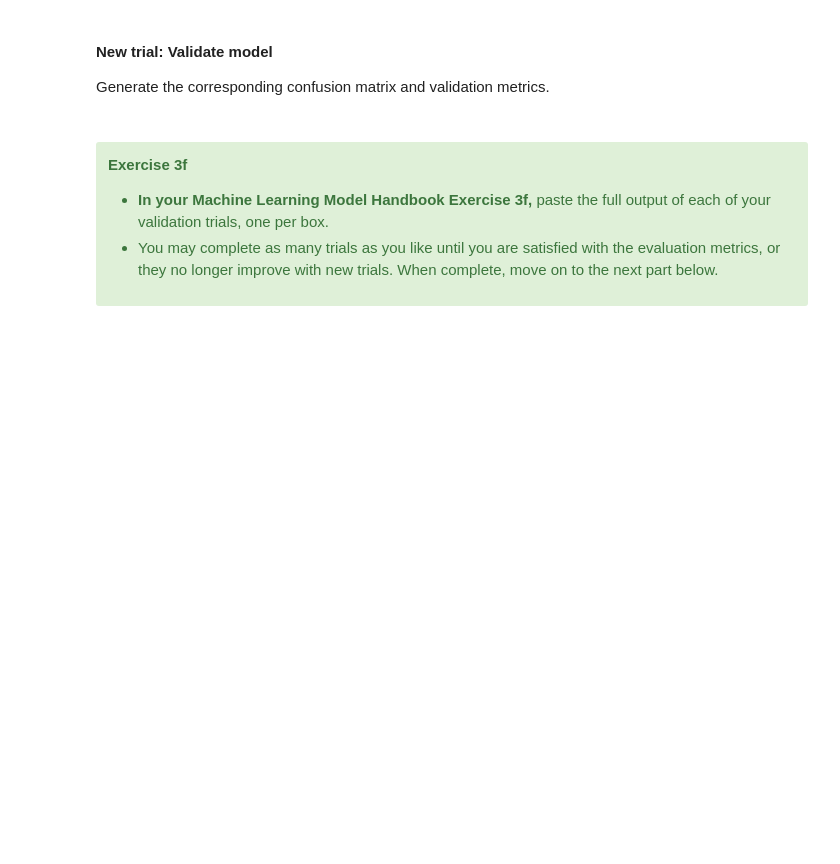
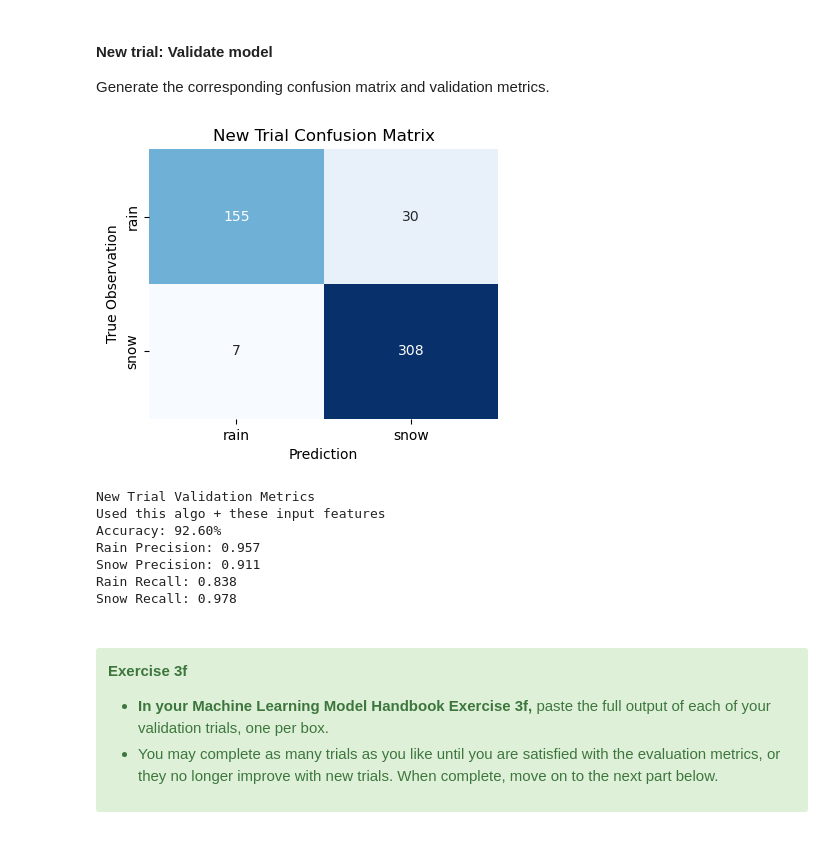
Before and after one commit to Unidata/supervised-ml-readiness, a Jupyter notebook: Module2/ptype_ml.ipynb, the cells around one changed output. Cells and saved outputs as stored; diff of their text form; code cells hidden in the pictures; blank space fills up the shorter version.

```diff
--- a/Module2/ptype_ml.ipynb
+++ b/Module2/ptype_ml.ipynb
@@ -561,4 +567,4 @@ Now that you have recreated Sam's original model, it's now your turn to apply th
 
 In the new trials, you have the option of choosing a new algorithm to train. Review the information about each of the algorithms in section 3a, then make your selection. Remember, you can run as many trials as you'd like.
 # %%
-selected_algo = algorithm_selection()
+selected_algo2 = algorithm_selection()
@@ -567,5 +576,5 @@ selected_algo = algorithm_selection()
 
 Sam used environmental variables at the surface level to train the algorithm. As you've seen from the Data Handling phase, the dataset also includes environmental variables at other levels that may provide additional predictive skill. Choose as many input features as you like, but recall that *more data doesn't always produce a better model*. Recall the comparison plots from section 2b and be strategic in your selections.
 # %%
-widget, get_selected_columns = create_column_filter_widget()
+widget, get_selected_columns2 = create_column_filter_widget()
 display(widget)
@@ -576,7 +583,11 @@ X_test_filtered = X_test_scaled[get_selected_columns()]
+# %%
+X_train_filtered = X_train_scaled[get_selected_columns2()]
+X_val_filtered = X_val_scaled[get_selected_columns2()]
+X_test_filtered = X_test_scaled[get_selected_columns2()]
 # %% [markdown]
 #### New trial: Train algorithm
 
 Now, train the algorithm with your selected input features
 # %%
-model_choice = selected_algo()
-trained_model = train_button(model_choice, X_train_filtered, y_train)
+model_choice = selected_algo2()
+trained_model2 = train_button(model_choice, X_train_filtered, y_train)
@@ -587,32 +601,36 @@ Generate the corresponding confusion matrix and validation metrics.
 # %%
 # Might be nice to have an all-in-one function like
 # model_eval_MITC(trained_model(), X_test_filtered, y_test)
+model2 = trained_model2()
+y_pred2 = model2.predict(X_val_filtered)
 
-class_labels = model.classes_
+class_labels2 = model2.classes_
 
-cm = confusion_matrix(y_val, y_pred)
-
-# Create heatmap with labels
-plt.figure(figsize=(4, 3))
-sns.heatmap(cm, annot=True, fmt='d', cmap='Blues',
-            xticklabels=class_labels,
-            yticklabels=class_labels,
-            cbar=False)
-plt.xlabel('Prediction')
-plt.ylabel('True Observation')
-plt.title('New Trial Confusion Matrix')
+fig = plot_confusion_matrix(class_labels2,
+                            y_true=y_val,
+                            y_pred=y_pred2,
+                            title='New Trial Confusion Matrix')
 plt.show()
 
-precision, recall, _, _ = precision_recall_fscore_support(y_test, y_pred, average=None, labels=['rain', 'snow'])
-accuracy = (accuracy_score(y_test, y_pred))*100
+precision, recall, _, _ = precision_recall_fscore_support(y_val, y_pred2, average=None, labels=['rain', 'snow'])
+accuracy = (accuracy_score(y_val, y_pred2))*100
 
 print("New Trial Validation Metrics")
 print("Used this algo + these input features")
 print(f"Accuracy: {accuracy:.2f}%")
 print(f"Rain Precision: {precision[0]:.3f}")
 print(f"Snow Precision: {precision[1]:.3f}")
 print(f"Rain Recall: {recall[0]:.3f}")
 print(f"Snow Recall: {recall[1]:.3f}")
+# %% [output]
+[figure, added]
+New Trial Validation Metrics
+Used this algo + these input features
+Accuracy: 92.60%
+Rain Precision: 0.957
+Snow Precision: 0.911
+Rain Recall: 0.838
+Snow Recall: 0.978
 # %% [markdown]
 <br>
 <div class="alert alert-success" role="alert">
```
Also changed, not shown: parts of 9 cells of this notebook.
